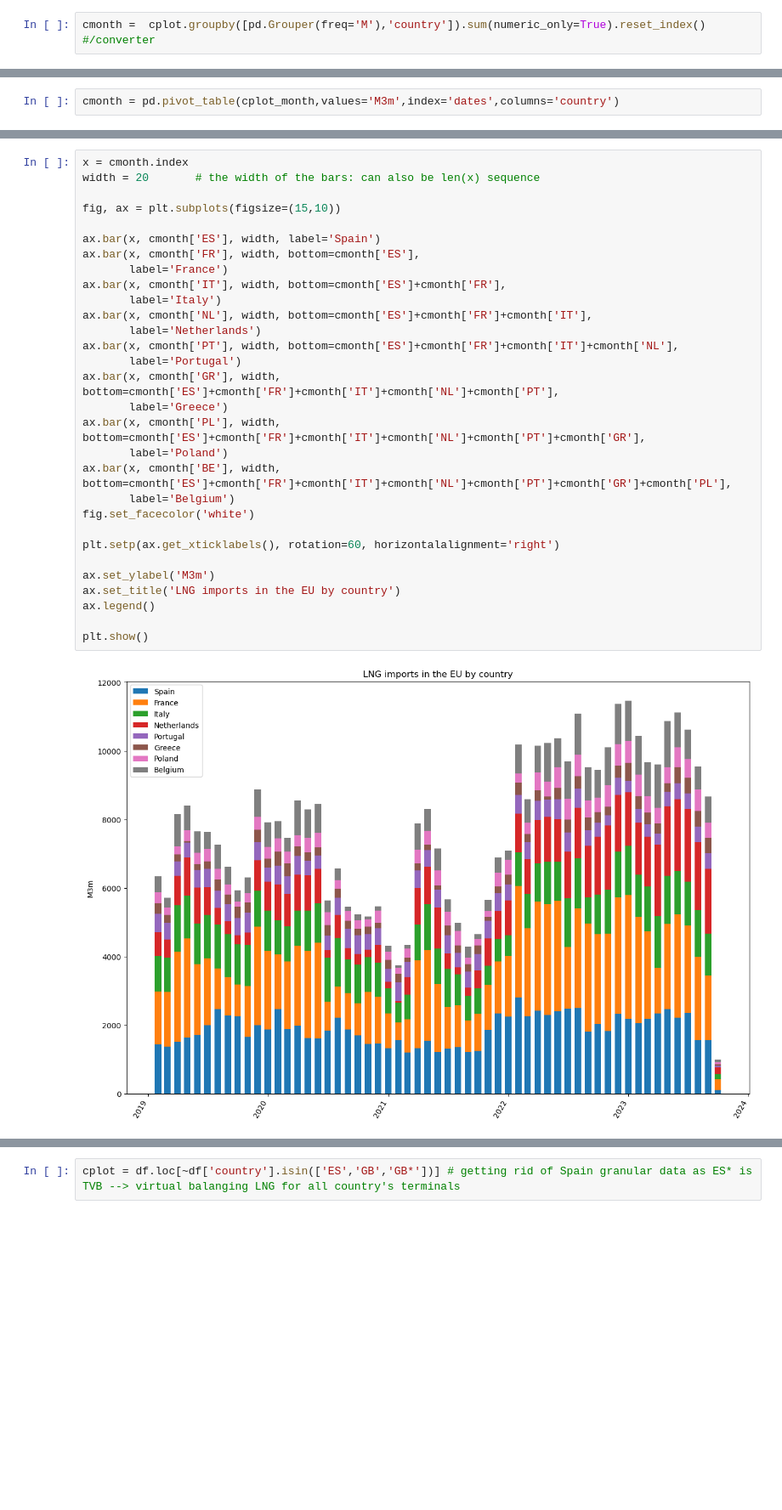
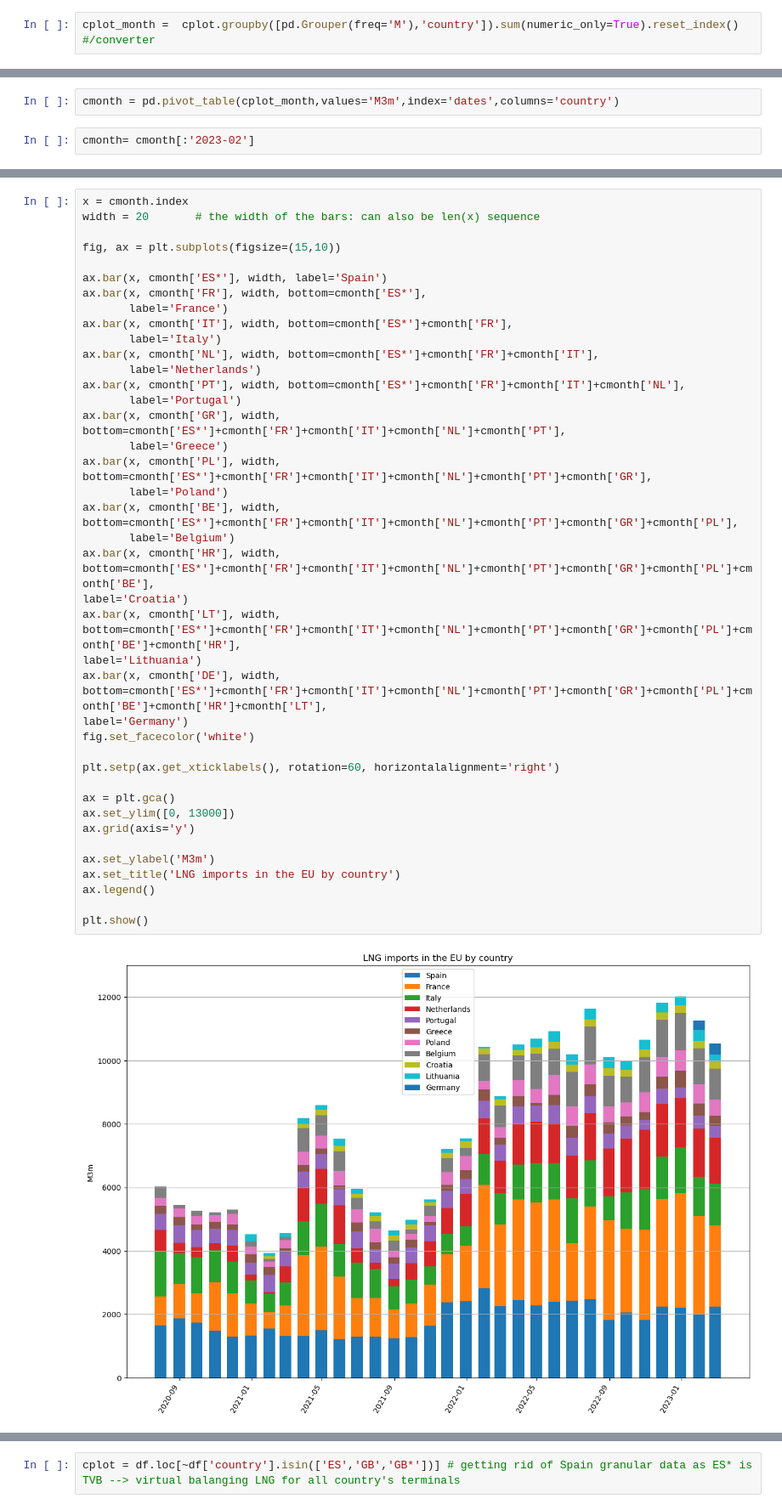
Before and after one commit to greenbruegel/gas-imports, a Jupyter notebook: LNG terminals.ipynb, the cells around one changed output, grey strips where cells are left out. Shown at 85% size. Drawn from its saved outputs; the diff is of its cells as text; blank space fills up the shorter version.

```diff
--- a/LNG terminals.ipynb
+++ b/LNG terminals.ipynb
@@ -218,7 +215,7 @@ Excelwriter.save()
 # %%
 cplot = df.loc[~df['country'].str.startswith('GB')]
 # %%
-cmonth =  cplot.groupby([pd.Grouper(freq='M'),'country']).sum(numeric_only=True).reset_index() #/converter
+cplot_month =  cplot.groupby([pd.Grouper(freq='M'),'country']).sum(numeric_only=True).reset_index() #/converter
 # %%
 cmonth.country.unique()
 # %% [output]
@@ -236,3 +233,5 @@ print(cplot_month.tail())
 594 2023-09-30      PT    415.7   950.26      1170.00        600.0   40.4
 # %%
 cmonth = pd.pivot_table(cplot_month,values='M3m',index='dates',columns='country')
+# %%
+cmonth= cmonth[:'2023-02']
@@ -239,32 +244,42 @@ cmonth = pd.pivot_table(cplot_month,values='M3m',index='dates',columns='country'
 # %%
 x = cmonth.index
 width = 20       # the width of the bars: can also be len(x) sequence
 
 fig, ax = plt.subplots(figsize=(15,10))
 
-ax.bar(x, cmonth['ES'], width, label='Spain')
-ax.bar(x, cmonth['FR'], width, bottom=cmonth['ES'],
+ax.bar(x, cmonth['ES*'], width, label='Spain')
+ax.bar(x, cmonth['FR'], width, bottom=cmonth['ES*'],
        label='France')
-ax.bar(x, cmonth['IT'], width, bottom=cmonth['ES']+cmonth['FR'],
+ax.bar(x, cmonth['IT'], width, bottom=cmonth['ES*']+cmonth['FR'],
        label='Italy')
-ax.bar(x, cmonth['NL'], width, bottom=cmonth['ES']+cmonth['FR']+cmonth['IT'],
+ax.bar(x, cmonth['NL'], width, bottom=cmonth['ES*']+cmonth['FR']+cmonth['IT'],
        label='Netherlands')
-ax.bar(x, cmonth['PT'], width, bottom=cmonth['ES']+cmonth['FR']+cmonth['IT']+cmonth['NL'],
+ax.bar(x, cmonth['PT'], width, bottom=cmonth['ES*']+cmonth['FR']+cmonth['IT']+cmonth['NL'],
        label='Portugal')
-ax.bar(x, cmonth['GR'], width, bottom=cmonth['ES']+cmonth['FR']+cmonth['IT']+cmonth['NL']+cmonth['PT'],
+ax.bar(x, cmonth['GR'], width, bottom=cmonth['ES*']+cmonth['FR']+cmonth['IT']+cmonth['NL']+cmonth['PT'],
        label='Greece')
-ax.bar(x, cmonth['PL'], width, bottom=cmonth['ES']+cmonth['FR']+cmonth['IT']+cmonth['NL']+cmonth['PT']+cmonth['GR'],
+ax.bar(x, cmonth['PL'], width, bottom=cmonth['ES*']+cmonth['FR']+cmonth['IT']+cmonth['NL']+cmonth['PT']+cmonth['GR'],
        label='Poland')
-ax.bar(x, cmonth['BE'], width, bottom=cmonth['ES']+cmonth['FR']+cmonth['IT']+cmonth['NL']+cmonth['PT']+cmonth['GR']+cmonth['PL'],
+ax.bar(x, cmonth['BE'], width, bottom=cmonth['ES*']+cmonth['FR']+cmonth['IT']+cmonth['NL']+cmonth['PT']+cmonth['GR']+cmonth['PL'],
        label='Belgium')
+ax.bar(x, cmonth['HR'], width, bottom=cmonth['ES*']+cmonth['FR']+cmonth['IT']+cmonth['NL']+cmonth['PT']+cmonth['GR']+cmonth['PL']+cmonth['BE'],
+label='Croatia')
+ax.bar(x, cmonth['LT'], width, bottom=cmonth['ES*']+cmonth['FR']+cmonth['IT']+cmonth['NL']+cmonth['PT']+cmonth['GR']+cmonth['PL']+cmonth['BE']+cmonth['HR'],
+label='Lithuania')
+ax.bar(x, cmonth['DE'], width, bottom=cmonth['ES*']+cmonth['FR']+cmonth['IT']+cmonth['NL']+cmonth['PT']+cmonth['GR']+cmonth['PL']+cmonth['BE']+cmonth['HR']+cmonth['LT'],
+label='Germany')
 fig.set_facecolor('white')
 
 plt.setp(ax.get_xticklabels(), rotation=60, horizontalalignment='right')
+
+ax = plt.gca()
+ax.set_ylim([0, 13000])
+ax.grid(axis='y')
 
 ax.set_ylabel('M3m')
 ax.set_title('LNG imports in the EU by country')
 ax.legend()
 
 plt.show()
 # %% [output]
-[figure, old version]
+[figure, new version]
```
Also changed, not shown: parts of 13 cells of this notebook, 2 other files.
